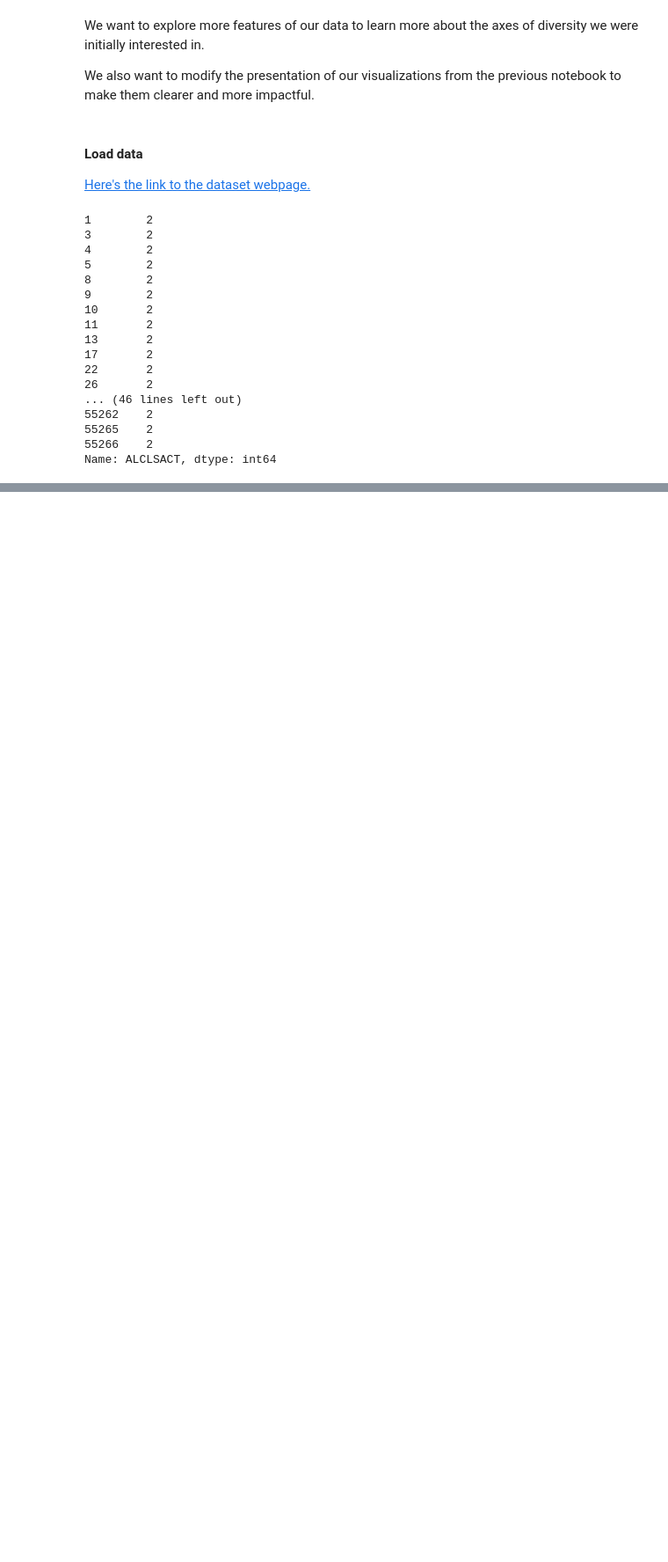
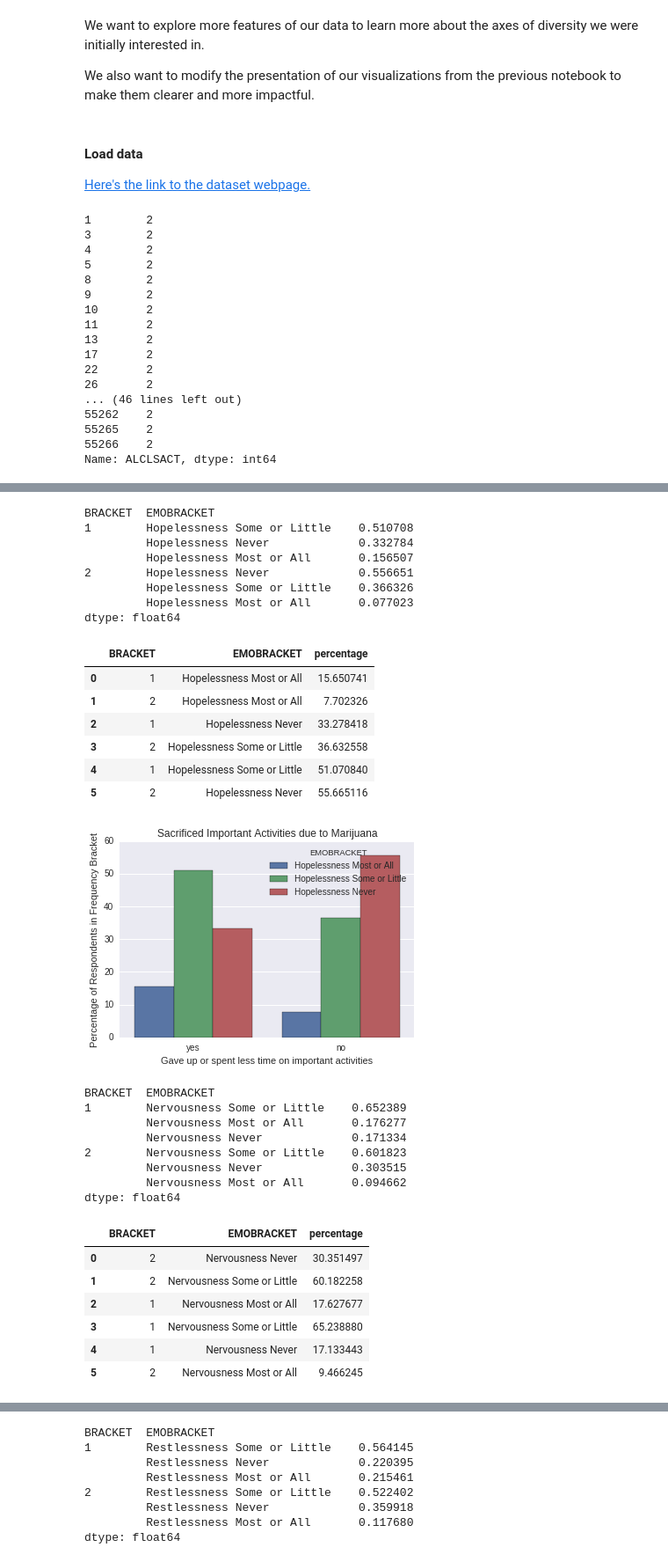
Before and after one commit to greenteawarrior/DataScience16CTW, a Jupyter notebook: drug_usage_health_next_steps.ipynb, the cells around one changed output, grey strips where cells are left out. Shown at 88% size. Drawn from its saved outputs; the diff is of its cells as text; code cells hidden in the pictures; blank space fills up the shorter version.

```diff
--- a/drug_usage_health_next_steps.ipynb
+++ b/drug_usage_health_next_steps.ipynb
@@ -121,0 +177,37 @@ dtype: float64
+# %%
+mental_health_bars_activity(df, 'MRJLSACT', 'DSTHOP30', 'Marijuana', 'Hopelessness')
+mental_health_bars_activity(df, 'MRJLSACT', 'DSTNRV30', 'Marijuana', 'Nervousness')
+mental_health_bars_activity(df, 'MRJLSACT', 'DSTRST30', 'Marijuana', 'Restlessness')
+mental_health_bars_activity(df, 'MRJLSACT', 'DSTCHR30', 'Marijuana', 'Depression')
+# %% [output]
+BRACKET  EMOBRACKET
+1        Hopelessness Some or Little    0.510708
+         Hopelessness Never             0.332784
+         Hopelessness Most or All       0.156507
+2        Hopelessness Never             0.556651
+         Hopelessness Some or Little    0.366326
+         Hopelessness Most or All       0.077023
+dtype: float64
+|  | BRACKET | EMOBRACKET | percentage |
+| 0 | 1 | Hopelessness Most or All | 15.650741 |
+| 1 | 2 | Hopelessness Most or All | 7.702326 |
+| 2 | 1 | Hopelessness Never | 33.278418 |
+| 3 | 2 | Hopelessness Some or Little | 36.632558 |
+| 4 | 1 | Hopelessness Some or Little | 51.070840 |
+| 5 | 2 | Hopelessness Never | 55.665116 |
+[figure, added]
+BRACKET  EMOBRACKET
+1        Nervousness Some or Little    0.652389
+         Nervousness Most or All       0.176277
+         Nervousness Never             0.171334
+2        Nervousness Some or Little    0.601823
+         Nervousness Never             0.303515
+         Nervousness Most or All       0.094662
+dtype: float64
+|  | BRACKET | EMOBRACKET | percentage |
+| 0 | 2 | Nervousness Never | 30.351497 |
+| 1 | 2 | Nervousness Some or Little | 60.182258 |
+| 2 | 1 | Nervousness Most or All | 17.627677 |
+| 3 | 1 | Nervousness Some or Little | 65.238880 |
+| 4 | 1 | Nervousness Never | 17.133443 |
+| 5 | 2 | Nervousness Most or All | 9.466245 |
@@ -121,0 +215,8 @@ dtype: float64
+BRACKET  EMOBRACKET
+1        Restlessness Some or Little    0.564145
+         Restlessness Never             0.220395
+         Restlessness Most or All       0.215461
+2        Restlessness Some or Little    0.522402
+         Restlessness Never             0.359918
+         Restlessness Most or All       0.117680
+dtype: float64
```
Also changed, not shown: parts of 4 cells of this notebook.
